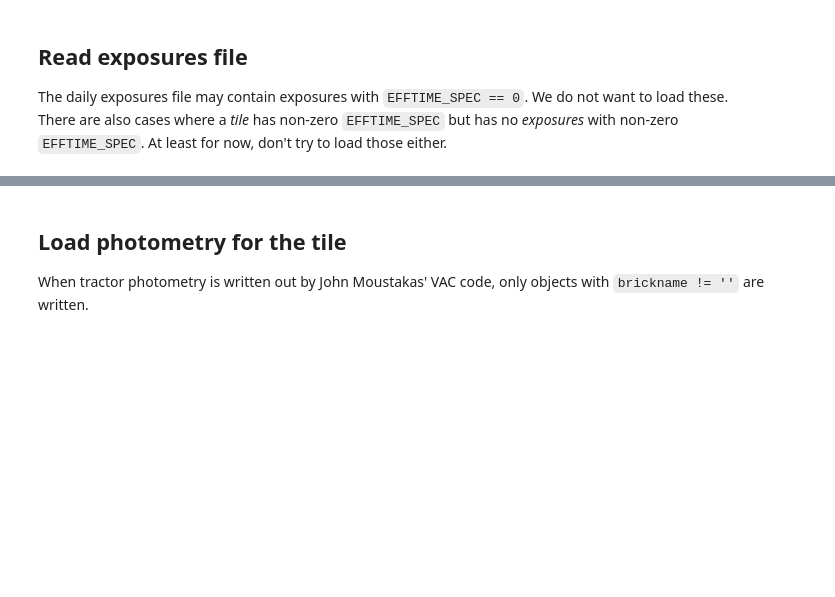
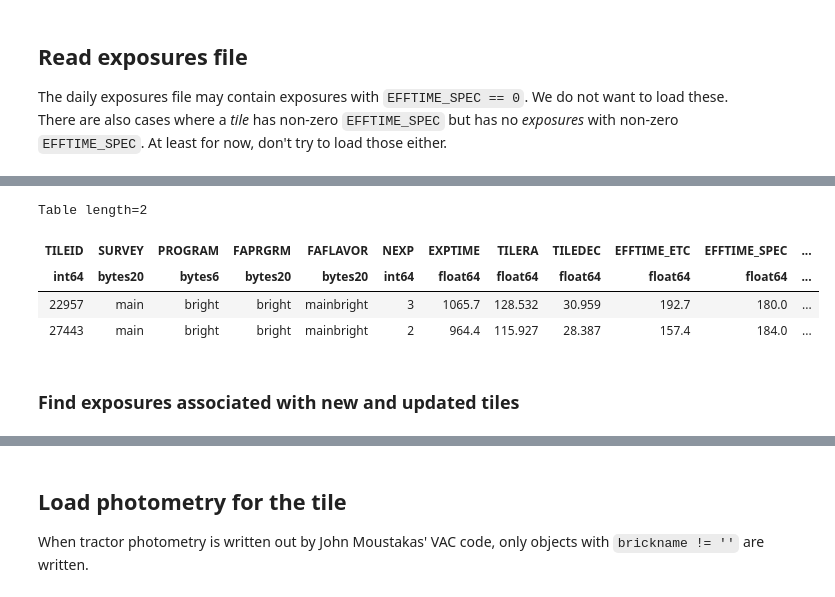
Before and after one commit to desihub/specprod-db, a Jupyter notebook: doc/nb/TestNewTile.ipynb, the cells around one changed output, grey strips where cells are left out. Drawn from its saved outputs; the diff is of its cells as text; code cells hidden in the pictures; blank space fills up the shorter version.

```diff
--- a/doc/nb/TestNewTile.ipynb
+++ b/doc/nb/TestNewTile.ipynb
@@ -120,0 +193,8 @@ except IntegrityError as exc:
+# %%
+update_tiles_table[updated_tiles]
+# %% [output]
+Table length=2
+| TILEID | SURVEY | PROGRAM | FAPRGRM | FAFLAVOR | NEXP | EXPTIME | TILERA | TILEDEC | EFFTIME_ETC | EFFTIME_SPEC | ... |
+| int64 | bytes20 | bytes6 | bytes20 | bytes20 | int64 | float64 | float64 | float64 | float64 | float64 | ... |
+| 22957 | main | bright | bright | mainbright | 3 | 1065.7 | 128.532 | 30.959 | 192.7 | 180.0 | ... |
+| 27443 | main | bright | bright | mainbright | 2 | 964.4 | 115.927 | 28.387 | 157.4 | 184.0 | ... |
@@ -120,0 +204,2 @@ except IntegrityError as exc:
+# %% [markdown]
+### Find exposures associated with new and updated tiles
```
Also changed, not shown: parts of 30 cells of this notebook.
